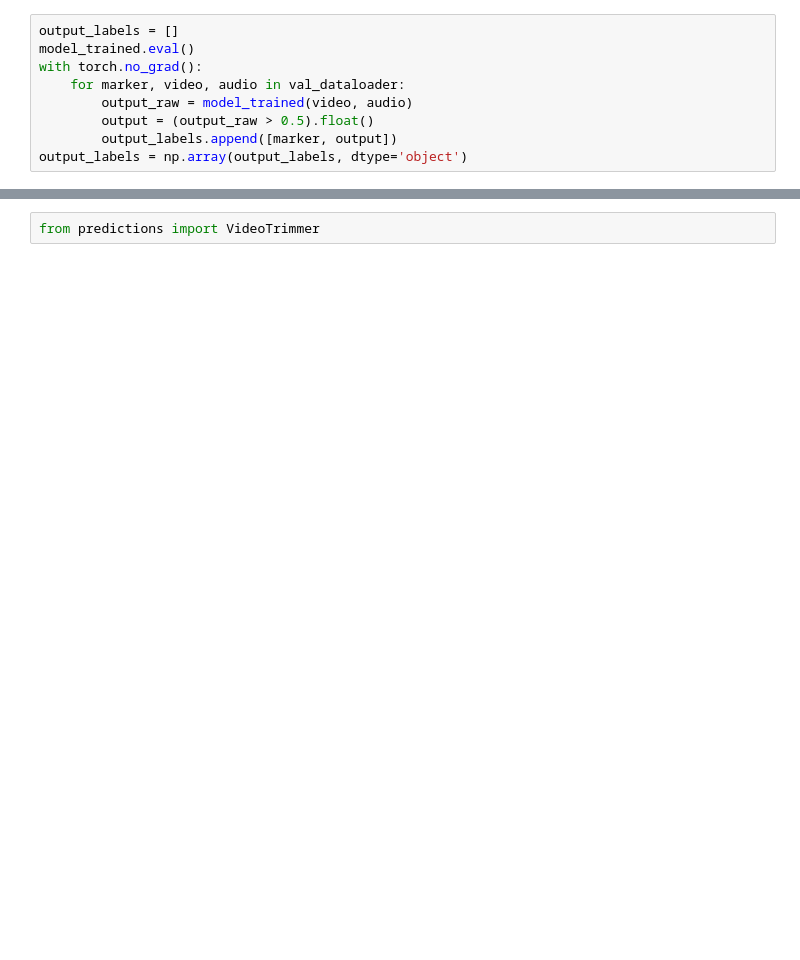
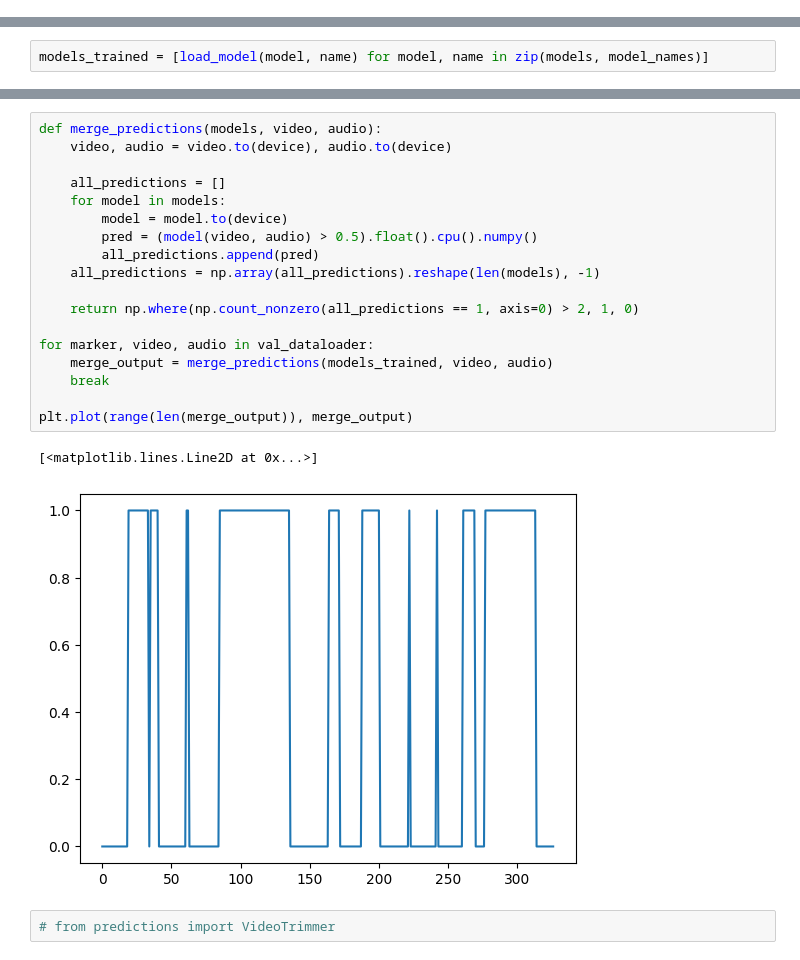
Before and after one commit to Morzevichka/clips_project, a Jupyter notebook: train_val.ipynb, the cells around one changed output, grey strips where cells are left out. Drawn from its saved outputs; the diff is of its cells as text; blank space fills up the shorter version.

```diff
--- a/train_val.ipynb
+++ b/train_val.ipynb
@@ -182,9 +209,0 @@ validation loss: 1.471714, validation accuracy: 0.51
-# %%
-output_labels = []
-model_trained.eval()
-with torch.no_grad():
-    for marker, video, audio in val_dataloader:
-        output_raw = model_trained(video, audio)
-        output = (output_raw > 0.5).float()
-        output_labels.append([marker, output])
-output_labels = np.array(output_labels, dtype='object')
@@ -231,0 +210,2 @@ get_loss_metrics_plots(losses_metrics)
+# %%
+models_trained = [load_model(model, name) for model, name in zip(models, model_names)]
@@ -232,5 +278,26 @@ get_loss_metrics_plots(losses_metrics)
+# %%
+def merge_predictions(models, video, audio):
+    video, audio = video.to(device), audio.to(device)
+
+    all_predictions = []
+    for model in models:
+        model = model.to(device)
+        pred = (model(video, audio) > 0.5).float().cpu().numpy()
+        all_predictions.append(pred)
+    all_predictions = np.array(all_predictions).reshape(len(models), -1)
+
+    return np.where(np.count_nonzero(all_predictions == 1, axis=0) > 2, 1, 0)
+
+for marker, video, audio in val_dataloader:
+    merge_output = merge_predictions(models_trained, video, audio)
+    break
+
+plt.plot(range(len(merge_output)), merge_output)
+# %% [output]
+[<matplotlib.lines.Line2D at 0x...>]
+[figure, added]
 # %%
-from predictions import VideoTrimmer
+# from predictions import VideoTrimmer
 # %%
 # 0uOkigs9hnY
 
```
Also changed, not shown: parts of 20 cells of this notebook, 10 other files.
